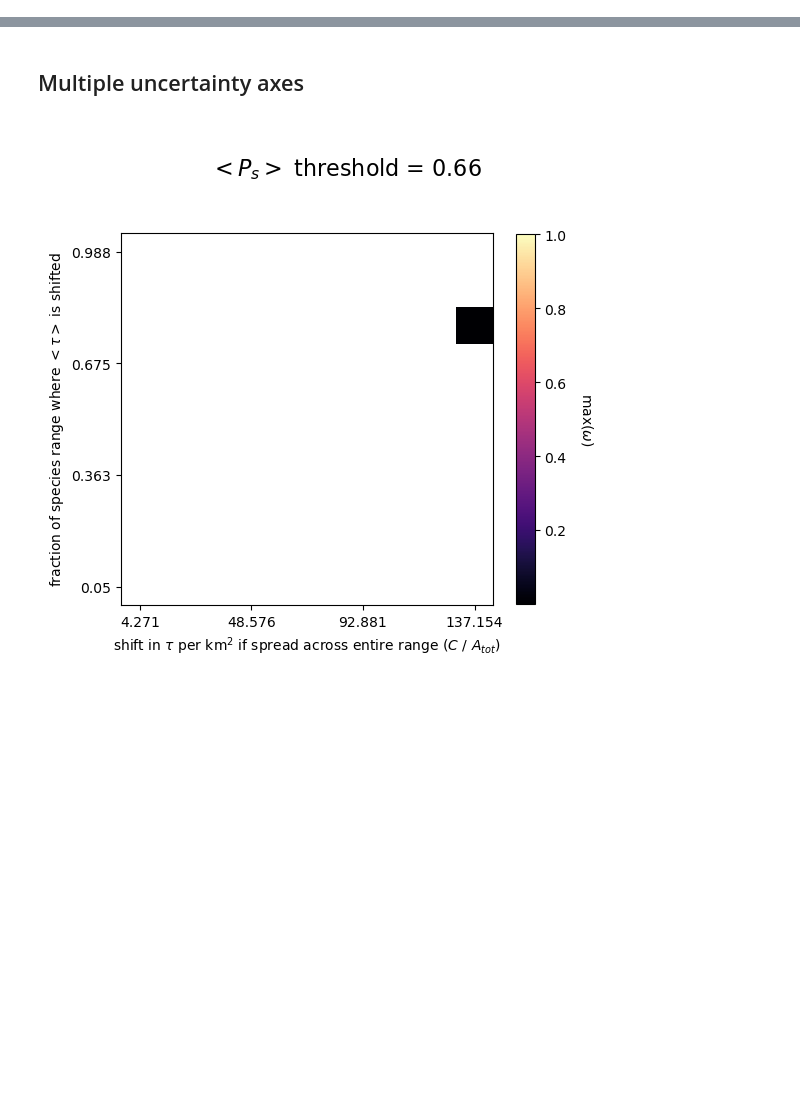
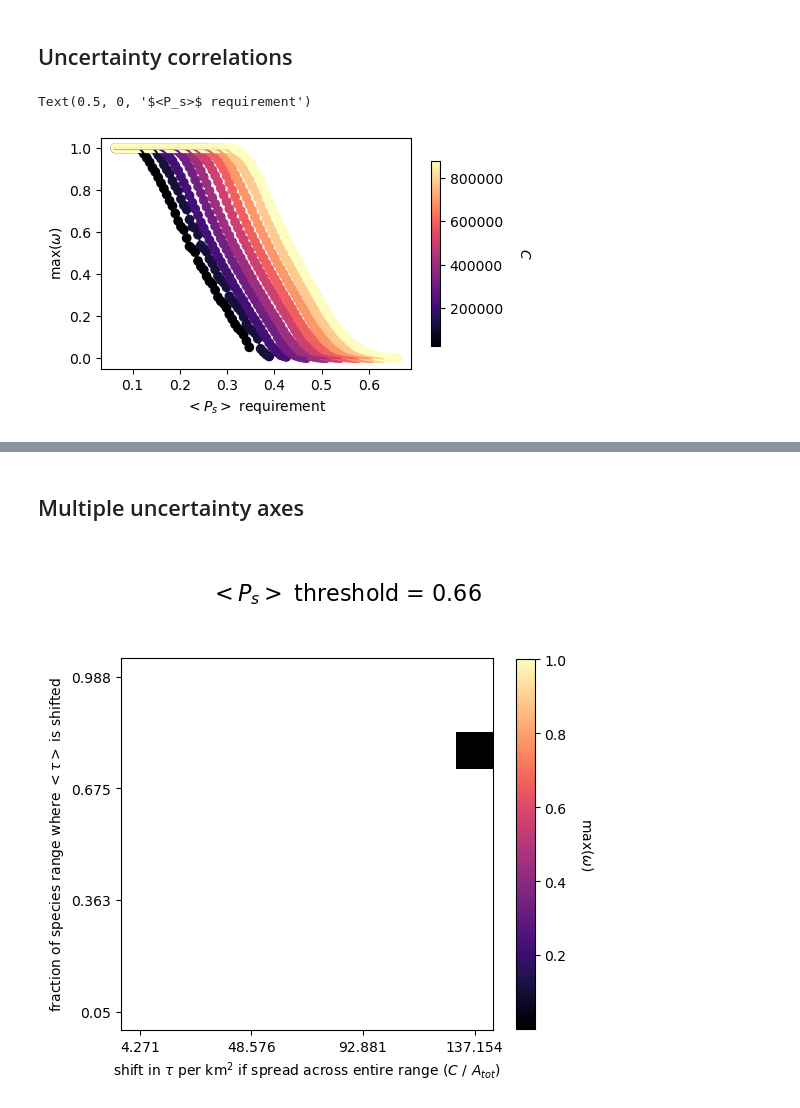
Before and after one commit to patricklawton/TecateCypress, a Jupyter notebook: sensitivity/viz.ipynb, the cells around one changed output, grey strips where cells are left out. Saved outputs shown, nothing was run; the diff lists cells and outputs as text; code cells hidden in the pictures; blank space fills up the shorter version.

```diff
--- a/sensitivity/viz.ipynb
+++ b/sensitivity/viz.ipynb
@@ -30,0 +31,2 @@ project = sg.get_project()
+# %% [markdown]
+## Uncertainty correlations
@@ -30,0 +73,48 @@ project = sg.get_project()
+# %%
+rob_thresh_vec = np.linspace(min(phase_full.flatten()), max(phase_full.flatten()), 100)
+maxrob = np.ones((len(rob_thresh_vec), len(C_vec))) * np.nan
+argmaxrob = np.ones((len(rob_thresh_vec), len(C_vec), 2)) * np.nan
+tot_eps_samples = np.cumprod([len(axis) for axis in eps_axes.values()])[-1]
+zero_eps_i = [np.argwhere(ax == 0)[0][0] for ax in eps_axes.values()]
+for (thresh_i, thresh), (C_i, C) in product(enumerate(rob_thresh_vec),
+                                            enumerate(C_vec)):
+    rob_slice = np.ones((len(ncell_vec), len(slice_left_all))) * np.nan
+    for (ncell_i, ncell), (sl_i, sl) in product(enumerate(ncell_vec),
+                                                enumerate(slice_left_all)):
+        # First, check that this result is feasible with zero uncertainty
+        # Skip and keep at nan if not feasible
+        metric_zero_eps = phase_full[tuple(zero_eps_i + [C_i, ncell_i, sl_i])]
+        if np.isnan(metric_zero_eps) or (metric_zero_eps < thresh): continue
+        # Now, get the robstness at this (C,ncell,slice_left) coordinate and store
+        counts = np.count_nonzero(phase_full[..., C_i, ncell_i, sl_i] >= thresh)
+        robustness = counts / tot_eps_samples
+        rob_slice[ncell_i, sl_i] = robustness
+    if np.any(~np.isnan(rob_slice)):
+        # Store the max robustness at this (thresh, C) coordinate
+        maxrob[thresh_i, C_i] = np.nanmax(rob_slice)
+        # Also store the optimal param indices
+        optimal_param_i = np.unravel_index(np.nanargmax(rob_slice, axis=None), rob_slice.shape)
+        argmaxrob[thresh_i, C_i] = optimal_param_i
+# %%
+fig, ax = plt.subplots(1, figsize=(5,3))
+ax_fontsize = 10
+colormap = copy.copy(matplotlib.cm.magma)
+vmax = max(C_vec); vmin = min(C_vec)
+normalize = matplotlib.colors.Normalize(vmin=vmin, vmax=vmax)
+colors = colormap(normalize(C_vec))
+for C_i, C in enumerate(C_vec):
+    plot_vec = np.ones(len(rob_thresh_vec)) * np.nan
+    for thresh_i, thresh in enumerate(rob_thresh_vec):
+        # Get the maximum robustness across (ncell, sl) at this C
+        plot_vec[thresh_i] = maxrob[thresh_i, C_i]
+    ax.plot(rob_thresh_vec, plot_vec, color=colors[C_i])
+    scatter = ax.scatter(rob_thresh_vec, plot_vec,
+                         cmap=colormap, norm=normalize,
+                        c=np.repeat(C, len(rob_thresh_vec)))
+cbar = fig.colorbar(scatter, ax=ax, location="right", shrink=0.8)
+cbar.set_label(fr"$C$", rotation=-90, fontsize=ax_fontsize, labelpad=20)
+ax.set_ylabel(fr"$\text{{max}}(\omega)$")
+ax.set_xlabel(fr"{metric_lab} requirement")
+# %% [output]
+Text(0.5, 0, '$<P_s>$ requirement')
+[figure, added]
```
Also changed, not shown: parts of 14 cells of this notebook.
